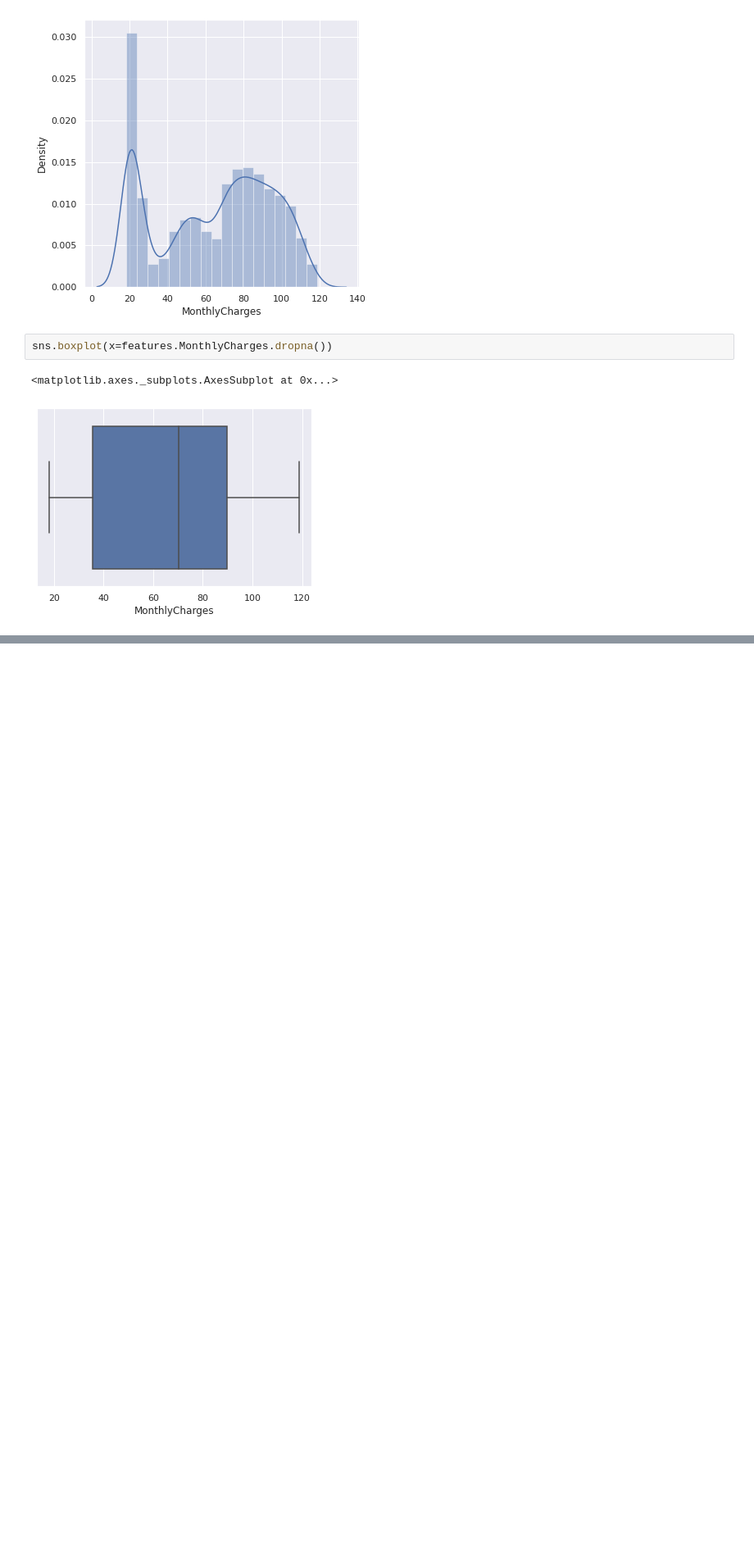
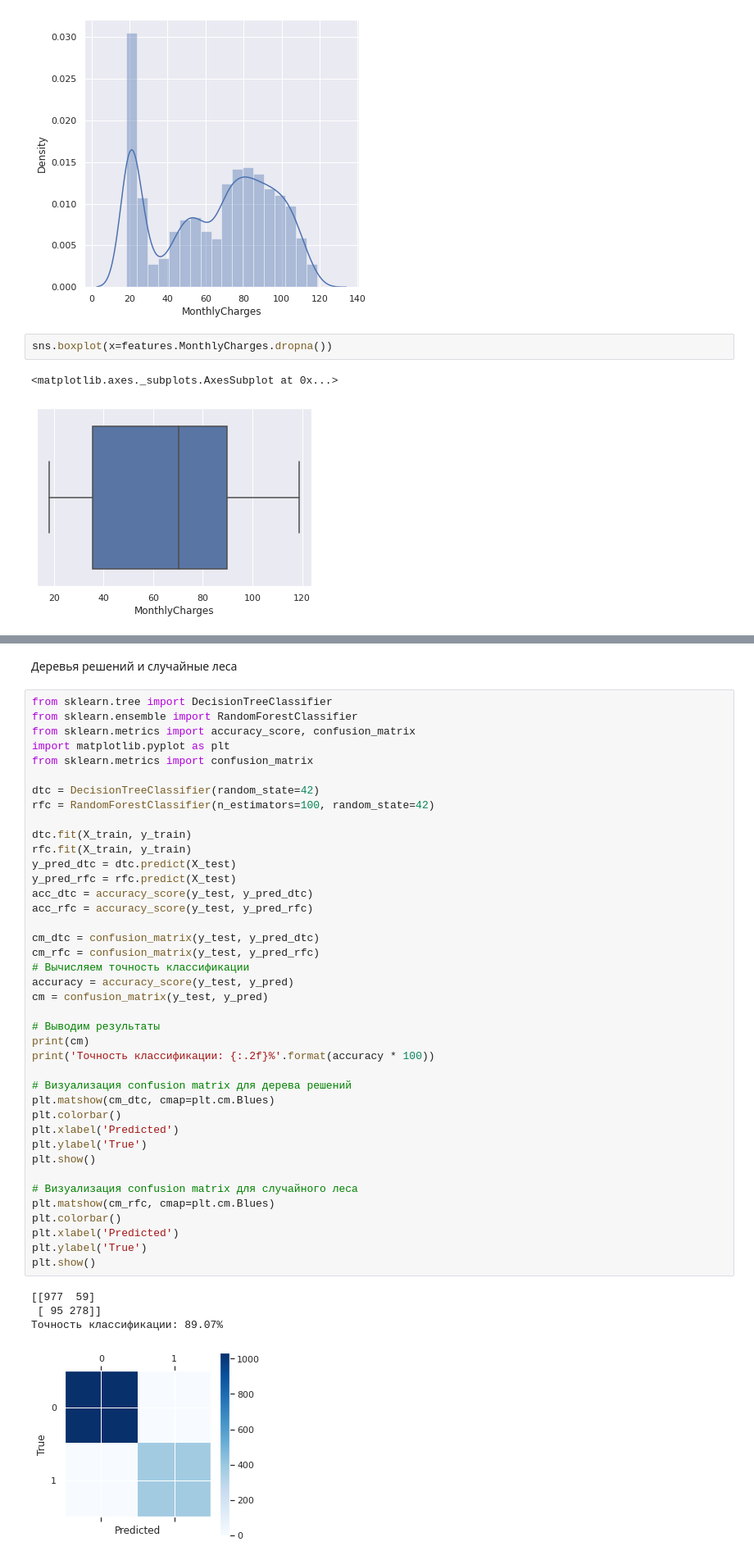
Before and after one commit to Deddedd11101/AI, a Jupyter notebook: Untitled0.ipynb, the cells around one changed output, grey strips where cells are left out. Shown at 82% size. Cells and saved outputs as stored; diff of their text form; blank space fills up the shorter version.

```diff
--- a/Untitled0.ipynb
+++ b/Untitled0.ipynb
@@ -235,0 +445,47 @@ print(features_test.shape)
+# %% [markdown]
+Деревья решений и случайные леса
+# %%
+from sklearn.tree import DecisionTreeClassifier
+from sklearn.ensemble import RandomForestClassifier
+from sklearn.metrics import accuracy_score, confusion_matrix
+import matplotlib.pyplot as plt
+from sklearn.metrics import confusion_matrix
+
+dtc = DecisionTreeClassifier(random_state=42)
+rfc = RandomForestClassifier(n_estimators=100, random_state=42)
+
+dtc.fit(X_train, y_train)
+rfc.fit(X_train, y_train)
+y_pred_dtc = dtc.predict(X_test)
+y_pred_rfc = rfc.predict(X_test)
+acc_dtc = accuracy_score(y_test, y_pred_dtc)
+acc_rfc = accuracy_score(y_test, y_pred_rfc)
+
+cm_dtc = confusion_matrix(y_test, y_pred_dtc)
+cm_rfc = confusion_matrix(y_test, y_pred_rfc)
+# Вычисляем точность классификации
+accuracy = accuracy_score(y_test, y_pred)
+cm = confusion_matrix(y_test, y_pred)
+
+# Выводим результаты
+print(cm)
+print('Точность классификации: {:.2f}%'.format(accuracy * 100))
+
+# Визуализация confusion matrix для дерева решений
+plt.matshow(cm_dtc, cmap=plt.cm.Blues)
+plt.colorbar()
+plt.xlabel('Predicted')
+plt.ylabel('True')
+plt.show()
+
+# Визуализация confusion matrix для случайного леса
+plt.matshow(cm_rfc, cmap=plt.cm.Blues)
+plt.colorbar()
+plt.xlabel('Predicted')
+plt.ylabel('True')
+plt.show()
+# %% [output]
+[[977  59]
+ [ 95 278]]
+Точность классификации: 89.07%
+[figure, added]
```
Also changed, not shown: parts of 19 cells of this notebook.
